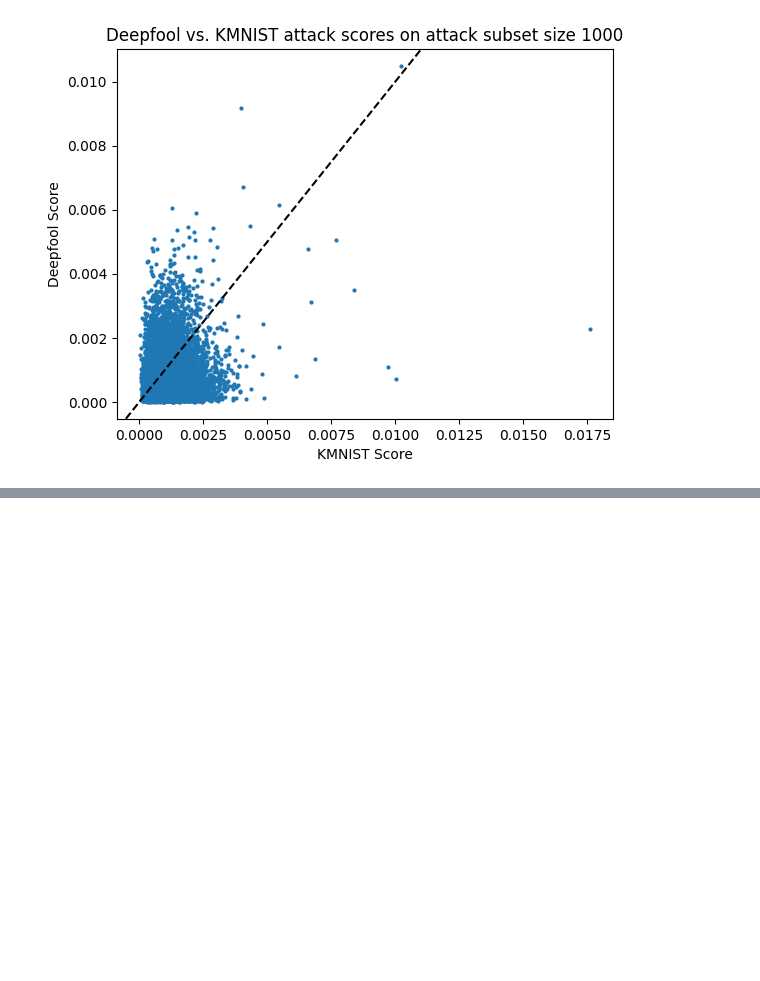
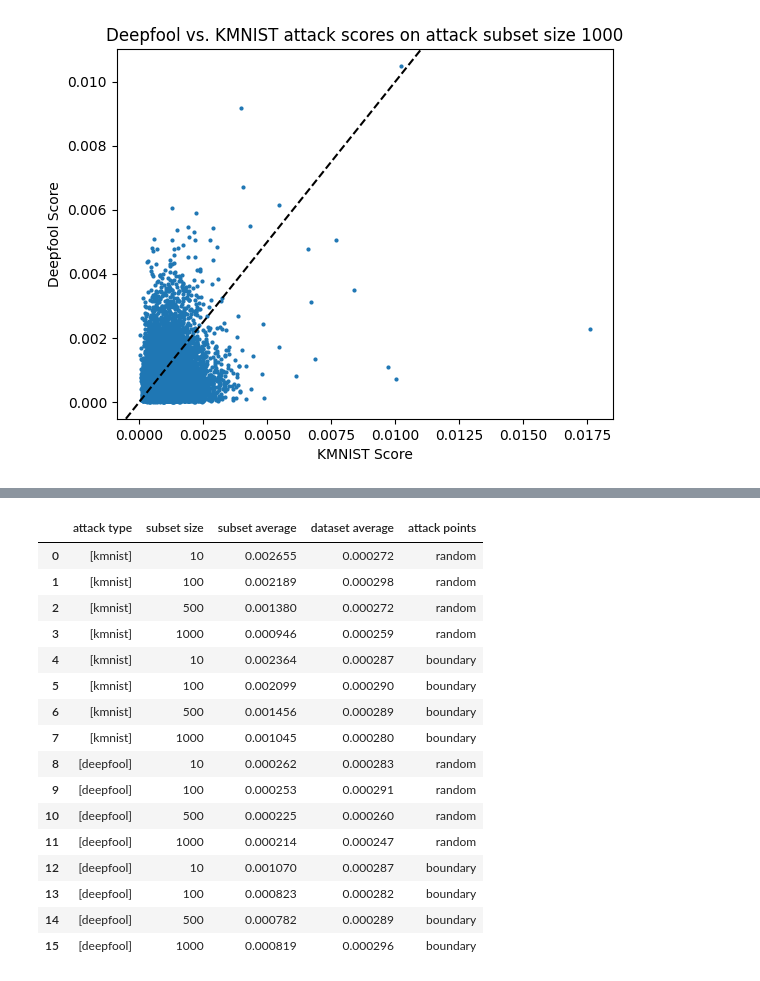
Before and after one commit to tuedo2/deepfool-memorization, a Jupyter notebook: attack_analysis.ipynb, the cells around one changed output, grey strips where cells are left out. Saved outputs shown, nothing was run; the diff lists cells and outputs as text; code cells hidden in the pictures; blank space fills up the shorter version.

```diff
--- a/attack_analysis.ipynb
+++ b/attack_analysis.ipynb
@@ -161,3 +161,20 @@ ax.set_ylabel('Deepfool Score')
 plt.show()
 # %% [output]
 [figure]
+# %%
+sizes = [10, 100, 500, 1000]
+quads = pd.DataFrame()
+for size in sizes:
+    subset_size, subset_avg, base_avg = get_triple_from_path(f'{SCORE_DIR}/random_{size}', size)
+    quads = pd.concat((quads, pd.DataFrame([np.array(['kmnist'] * 10), subset_size, subset_avg, base_avg, np.array(['random'] * 10)]).T))
+for size in sizes:
+    subset_size, subset_avg, base_avg = get_triple_from_path(f'{SCORE_DIR}/random_{size}_attack', size)
+    quads = pd.concat((quads, pd.DataFrame([np.array(['kmnist'] * 10), subset_size, subset_avg, base_avg, np.array(['boundary'] * 10)]).T))
+for size in sizes:
+    subset_size, subset_avg, base_avg = get_triple_from_path(f'{SCORE_DIR}/deepfool_{size}_overshoot_02', size)
+    quads = pd.concat((quads, pd.DataFrame([np.array(['deeofool'] * 10), subset_size, subset_avg, base_avg, np.array(['random'] * 10)]).T))
+for size in sizes:
+    subset_size, subset_avg, base_avg = get_triple_from_path(f'{SCORE_DIR}/deepfool_{size}_overshoot_02_attack', size)
+    quads = pd.concat((quads, pd.DataFrame([np.array(['deepfool'] * 10), subset_size, subset_avg, base_avg, np.array(['boundary'] * 10)]).T))
+quads = quads.rename(columns={0: 'attack type', 1: 'subset size', 2: 'subset average', 3: 'dataset average', 4: 'attack points'})
+quads
@@ -163,0 +197,45 @@ plt.show()
+# %%
+sizes = [10, 100, 500, 1000]
+attack_types = []
+subset_sizes = []
+subset_avgs = []
+base_avgs = []
+attack_points = []
+for size in sizes:
+    subset_size, subset_avg, base_avg = get_triple_from_path(f'{SCORE_DIR}/random_{size}', size)
+    attack_types.append(['kmnist']), subset_sizes.append(size), subset_avgs.append(np.mean(subset_avg)), base_avgs.append(np.mean(base_avg)), attack_points.append('random')
+for size in sizes:
+    subset_size, subset_avg, base_avg = get_triple_from_path(f'{SCORE_DIR}/random_{size}_attack', size)
+    attack_types.append(['kmnist']), subset_sizes.append(size), subset_avgs.append(np.mean(subset_avg)), base_avgs.append(np.mean(base_avg)), attack_points.append('boundary')
+for size in sizes:
+    subset_size, subset_avg, base_avg = get_triple_from_path(f'{SCORE_DIR}/deepfool_{size}_overshoot_02', size)
+    attack_types.append(['deepfool']), subset_sizes.append(size), subset_avgs.append(np.mean(subset_avg)), base_avgs.append(np.mean(base_avg)), attack_points.append('random')
+for size in sizes:
+    subset_size, subset_avg, base_avg = get_triple_from_path(f'{SCORE_DIR}/deepfool_{size}_overshoot_02_attack', size)
+    attack_types.append(['deepfool']), subset_sizes.append(size), subset_avgs.append(np.mean(subset_avg)), base_avgs.append(np.mean(base_avg)), attack_points.append('boundary')
+quads_avgs = pd.DataFrame({
+    'attack type': attack_types,
+    'subset size': subset_sizes,
+    'subset average': subset_avgs,
+    'dataset average': base_avgs,
+    'attack points': attack_points
+})
+quads_avgs
+# %% [output]
+|  | attack type | subset size | subset average | dataset average | attack points |
+| 0 | [kmnist] | 10 | 0.002655 | 0.000272 | random |
+| 1 | [kmnist] | 100 | 0.002189 | 0.000298 | random |
+| 2 | [kmnist] | 500 | 0.001380 | 0.000272 | random |
+| 3 | [kmnist] | 1000 | 0.000946 | 0.000259 | random |
+| 4 | [kmnist] | 10 | 0.002364 | 0.000287 | boundary |
+| 5 | [kmnist] | 100 | 0.002099 | 0.000290 | boundary |
+| 6 | [kmnist] | 500 | 0.001456 | 0.000289 | boundary |
+| 7 | [kmnist] | 1000 | 0.001045 | 0.000280 | boundary |
+| 8 | [deepfool] | 10 | 0.000262 | 0.000283 | random |
+| 9 | [deepfool] | 100 | 0.000253 | 0.000291 | random |
+| 10 | [deepfool] | 500 | 0.000225 | 0.000260 | random |
+| 11 | [deepfool] | 1000 | 0.000214 | 0.000247 | random |
+| 12 | [deepfool] | 10 | 0.001070 | 0.000287 | boundary |
+| 13 | [deepfool] | 100 | 0.000823 | 0.000282 | boundary |
+| 14 | [deepfool] | 500 | 0.000782 | 0.000289 | boundary |
+| 15 | [deepfool] | 1000 | 0.000819 | 0.000296 | boundary |
```
Also changed, not shown: parts of 3 cells of this notebook.
